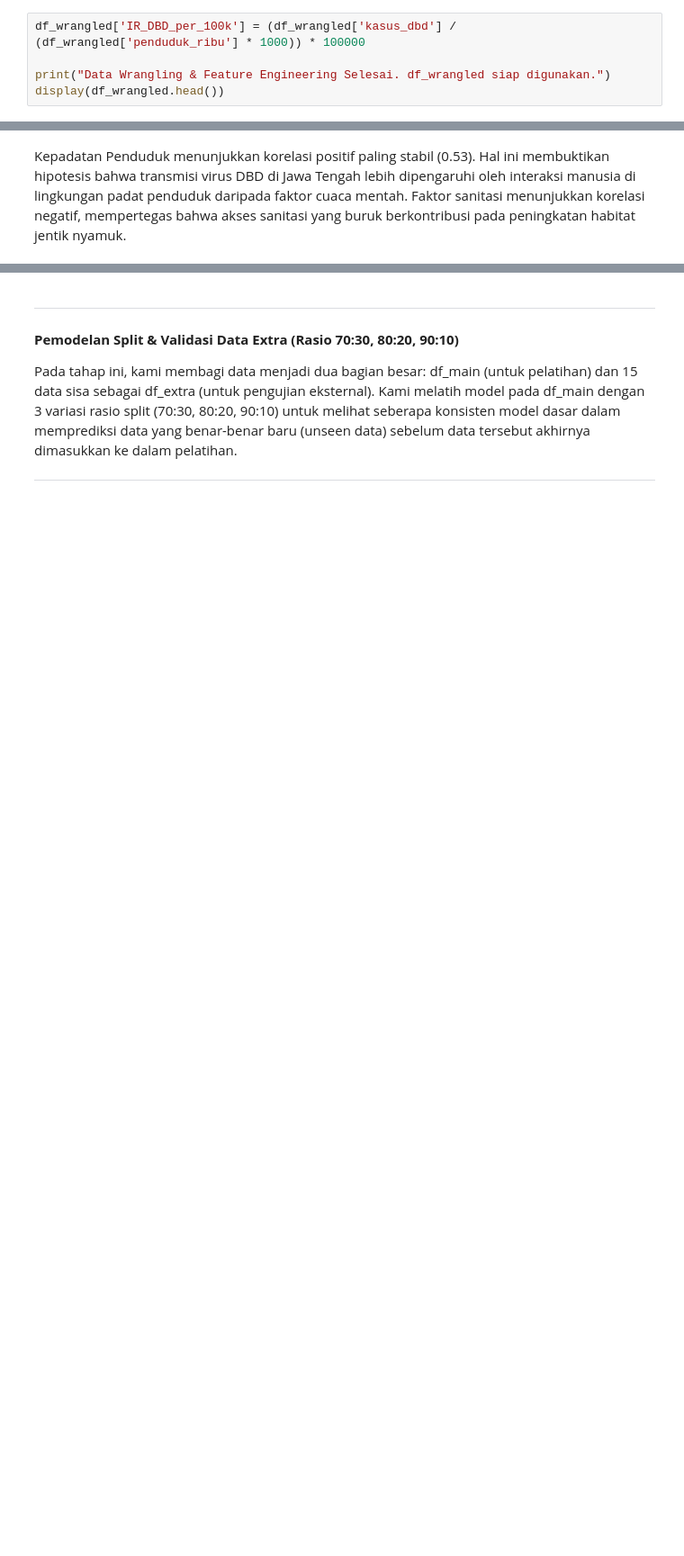
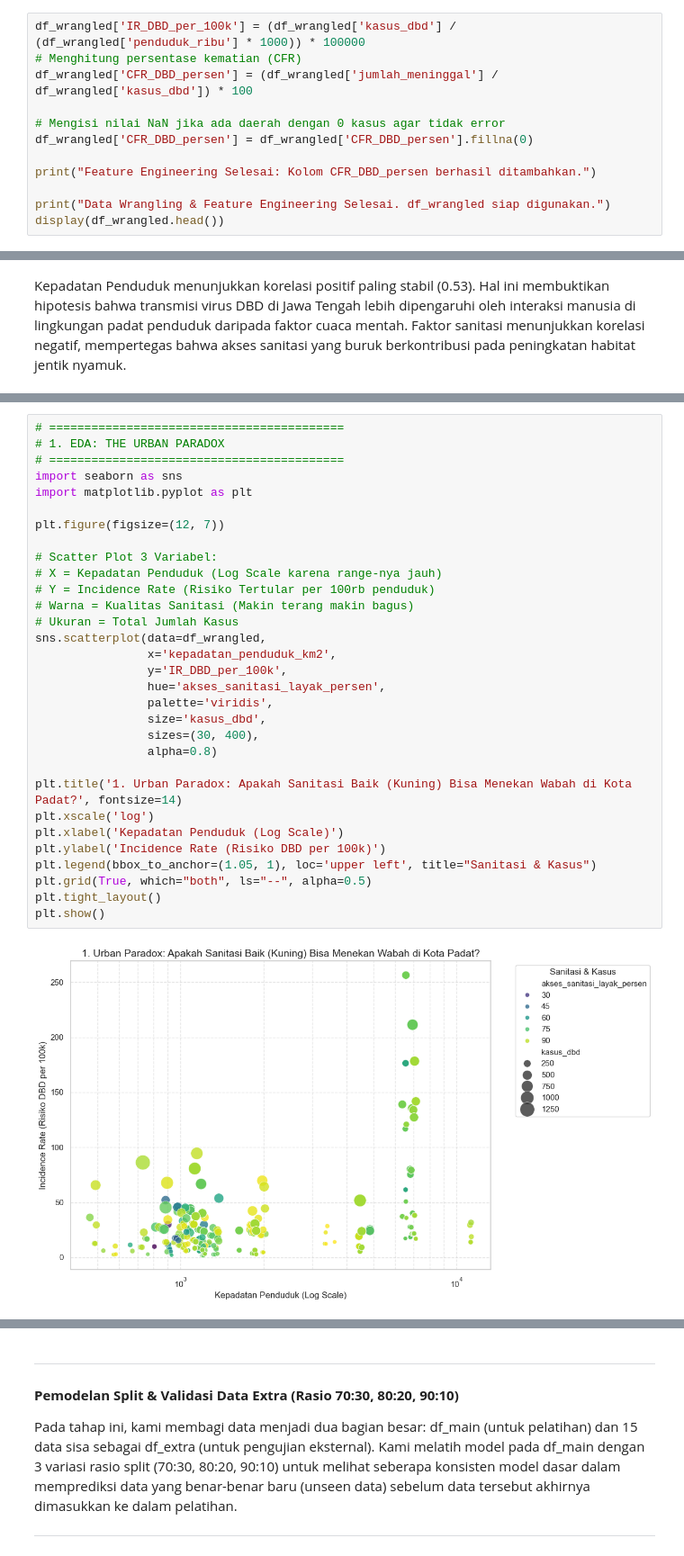
Before and after one commit to Syahrrulll/analisis_dbd, a Jupyter notebook: DBD.ipynb, the cells around one changed output, grey strips where cells are left out. Shown at 90% size. Saved outputs shown, nothing was run; the diff lists cells and outputs as text; blank space fills up the shorter version.

```diff
--- a/DBD.ipynb
+++ b/DBD.ipynb
@@ -139,6 +141,13 @@ Data Wrangling Selesai.
 Angka kasus mentah (kasus_dbd) bersifat bias karena wilayah dengan penduduk banyak pasti memiliki kasus lebih tinggi. Kami melakukan Feature Engineering untuk menghitung Incidence Rate (IR) per 100.000 penduduk. IR adalah indikator standar kesehatan masyarakat untuk membandingkan tingkat keparahan wabah antar wilayah secara adil.
 # %%
 df_wrangled['IR_DBD_per_100k'] = (df_wrangled['kasus_dbd'] / (df_wrangled['penduduk_ribu'] * 1000)) * 100000
+# Menghitung persentase kematian (CFR)
+df_wrangled['CFR_DBD_persen'] = (df_wrangled['jumlah_meninggal'] / df_wrangled['kasus_dbd']) * 100
+
+# Mengisi nilai NaN jika ada daerah dengan 0 kasus agar tidak error
+df_wrangled['CFR_DBD_persen'] = df_wrangled['CFR_DBD_persen'].fillna(0)
+
+print("Feature Engineering Selesai: Kolom CFR_DBD_persen berhasil ditambahkan.")
 
 print("Data Wrangling & Feature Engineering Selesai. df_wrangled siap digunakan.")
 display(df_wrangled.head())
@@ -177,0 +191,33 @@ Kepadatan Penduduk menunjukkan korelasi positif paling stabil (0.53). Hal ini me
+# %%
+# ==========================================
+# 1. EDA: THE URBAN PARADOX
+# ==========================================
+import seaborn as sns
+import matplotlib.pyplot as plt
+
+plt.figure(figsize=(12, 7))
+
+# Scatter Plot 3 Variabel:
+# X = Kepadatan Penduduk (Log Scale karena range-nya jauh)
+# Y = Incidence Rate (Risiko Tertular per 100rb penduduk)
+# Warna = Kualitas Sanitasi (Makin terang makin bagus)
+# Ukuran = Total Jumlah Kasus
+sns.scatterplot(data=df_wrangled,
+                x='kepadatan_penduduk_km2',
+                y='IR_DBD_per_100k',
+                hue='akses_sanitasi_layak_persen',
+                palette='viridis',
+                size='kasus_dbd',
+                sizes=(30, 400),
+                alpha=0.8)
+
+plt.title('1. Urban Paradox: Apakah Sanitasi Baik (Kuning) Bisa Menekan Wabah di Kota Padat?', fontsize=14)
+plt.xscale('log')
+plt.xlabel('Kepadatan Penduduk (Log Scale)')
+plt.ylabel('Incidence Rate (Risiko DBD per 100k)')
+plt.legend(bbox_to_anchor=(1.05, 1), loc='upper left', title="Sanitasi & Kasus")
+plt.grid(True, which="both", ls="--", alpha=0.5)
+plt.tight_layout()
+plt.show()
+# %% [output]
+[figure, added]
```
Also changed, not shown: parts of 9 cells of this notebook.
